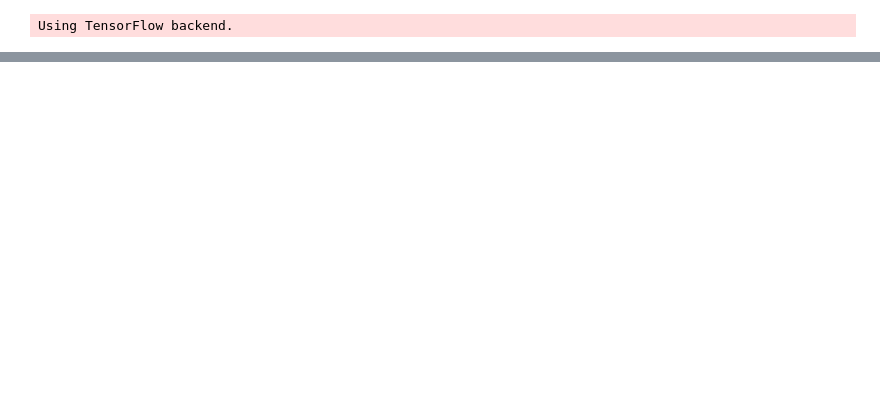
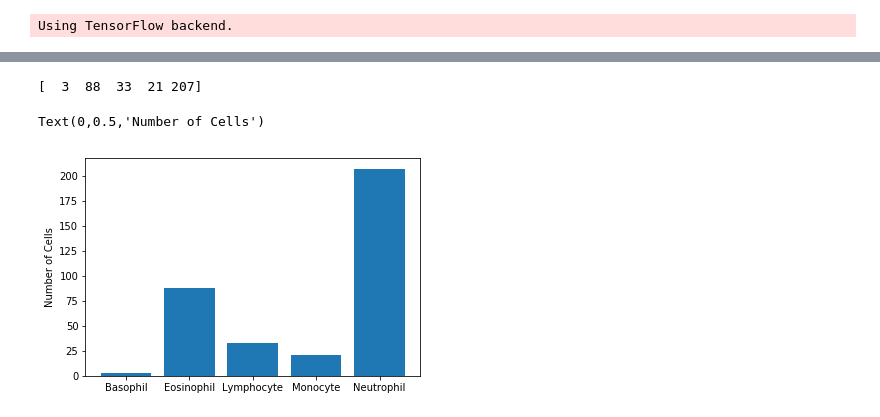
Before and after one commit to ighosh98/blood-cell-detector, a Jupyter notebook: phase1.ipynb, the cells around one changed output, grey strips where cells are left out. Drawn from its saved outputs; the diff is of its cells as text; code cells hidden in the pictures; blank space fills up the shorter version.

```diff
--- a/phase1.ipynb
+++ b/phase1.ipynb
@@ -55,0 +105,4 @@ class2 = {0:'Mononuclear',1:'Polynuclear'}
+# %%
+df1 = pd.read_csv('datasets/dataset-master/labels.csv')
+df1 = df1.drop(columns=['Unnamed: 0']).dropna()
+df1
@@ -55,0 +128,5 @@ class2 = {0:'Mononuclear',1:'Polynuclear'}
+# %%
+#reader = csv.reader(open('/dataset-master/labels.csv'))
+# skip thev header
+y3 = df1[~df1["Category"].str.contains(",", na=False)]['Category']
+y3
@@ -55,0 +151,15 @@ class2 = {0:'Mononuclear',1:'Polynuclear'}
+# %%
+encoder = LabelEncoder()
+encoder.fit(y3)
+encoded_y = encoder.transform(y3)
+counts = np.bincount(encoded_y)
+print(counts)
+# %%
+fig, ax = plt.subplots()
+plt.bar(list(range(5)), counts)
+ax.set_xticklabels(('', 'Basophil', 'Eosinophil', 'Lymphocyte', 'Monocyte', 'Neutrophil'))
+ax.set_ylabel('Number of Cells')
+# %% [output]
+[  3  88  33  21 207]
+Text(0,0.5,'Number of Cells')
+[figure, added]
```
Also changed, not shown: parts of 12 cells of this notebook.
